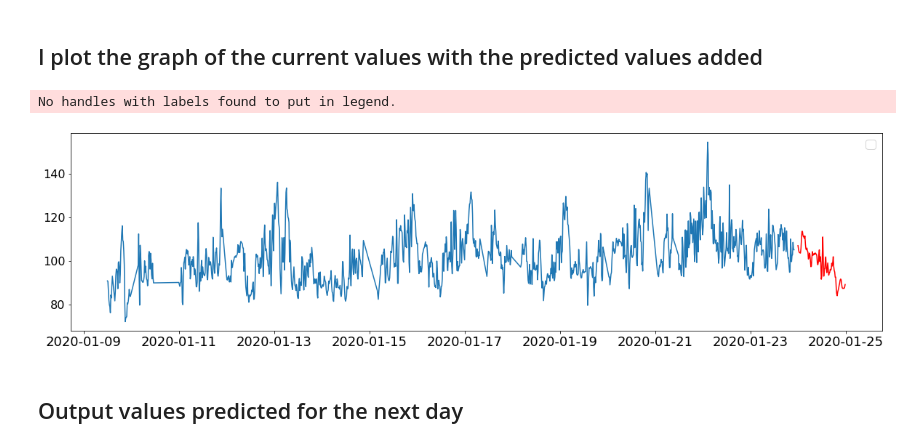
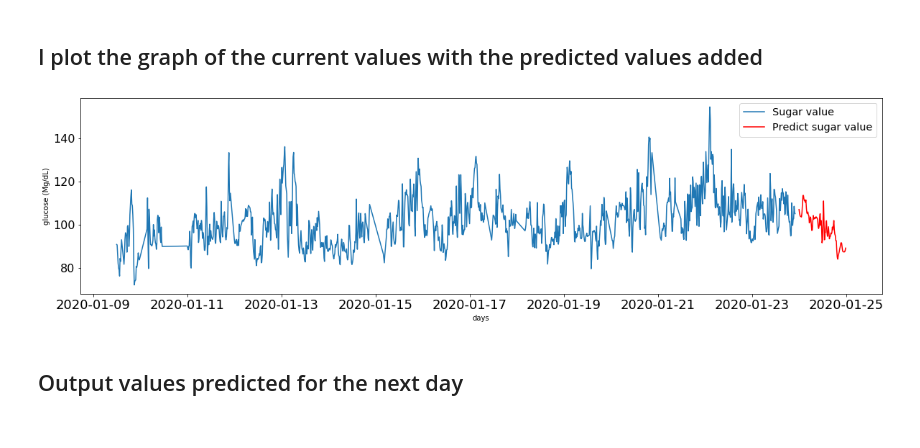
Before and after one commit to theanto/data-analysis-sugarfree, a Jupyter notebook: Time-Series Prediction Using Long Short-Term Memory (LSTM) Networks (epoch 500).ipynb, the cells around one changed output. Cells and saved outputs as stored; diff of their text form; code cells hidden in the pictures.

```diff
--- a/Time-Series Prediction Using Long Short-Term Memory (LSTM) Networks (epoch 500).ipynb
+++ b/Time-Series Prediction Using Long Short-Term Memory (LSTM) Networks (epoch 500).ipynb
@@ -234,15 +234,17 @@ df_proj = pd.concat([df,df_predict])
 ## I plot the graph of the current values with the predicted values added
 # %%
 plt.figure(figsize=(20, 5))
-plt.plot(df_proj.index, df_proj['sugarValue'])
-plt.plot(df_proj.index, df_proj['Prediction'], color='r')
-plt.legend(loc='best', fontsize='xx-large')
+plt.plot(df_proj.index, df_proj['sugarValue'] , label= "Sugar value")
+plt.plot(df_proj.index, df_proj['Prediction'], label= "Predict sugar value", color='r')
+plt.legend(loc='best', fontsize='x-large')
 plt.xticks(fontsize=18)
 plt.yticks(fontsize=16)
+plt.xlabel("days")
+plt.ylabel("glucose (Mg/dL)")
+
 plt.show()
 # %% [output]
-No handles with labels found to put in legend.
-[figure, old version]
+[figure, new version]
 # %% [markdown]
 ## Output values predicted for the next day
 # %% [markdown]
```
